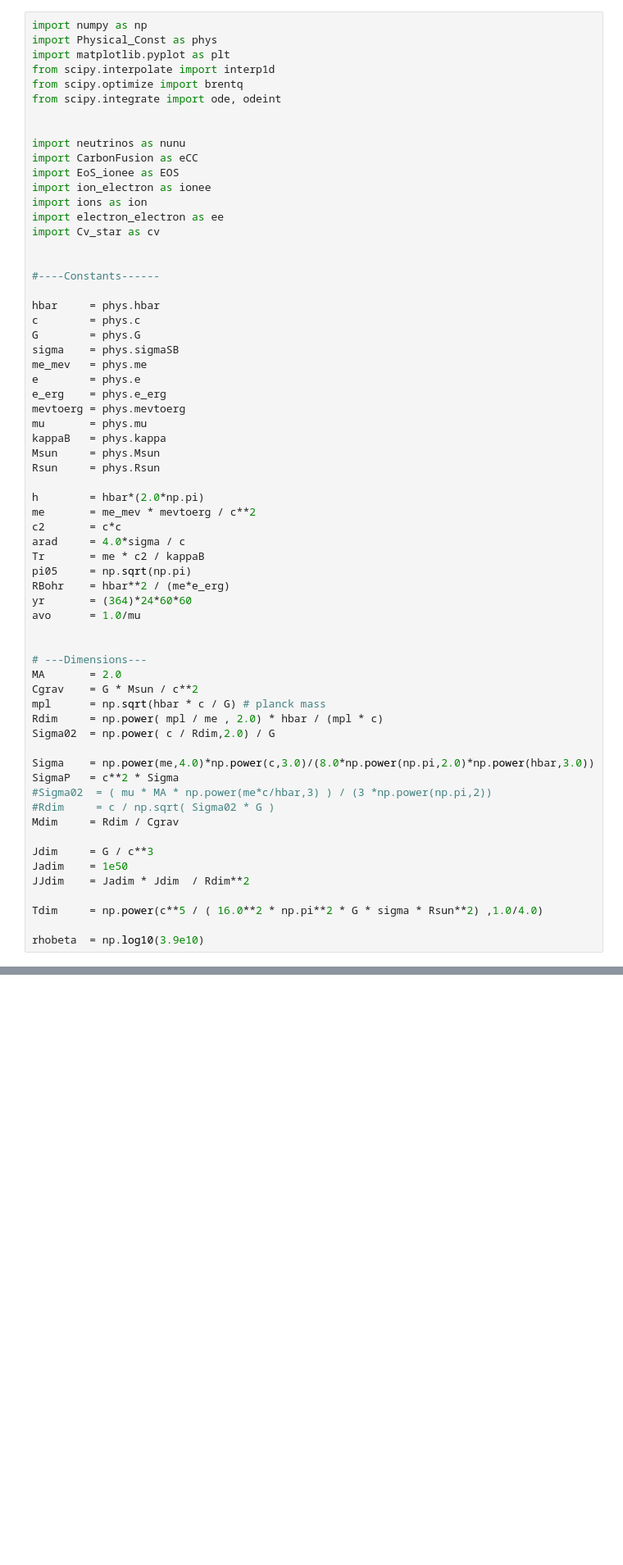
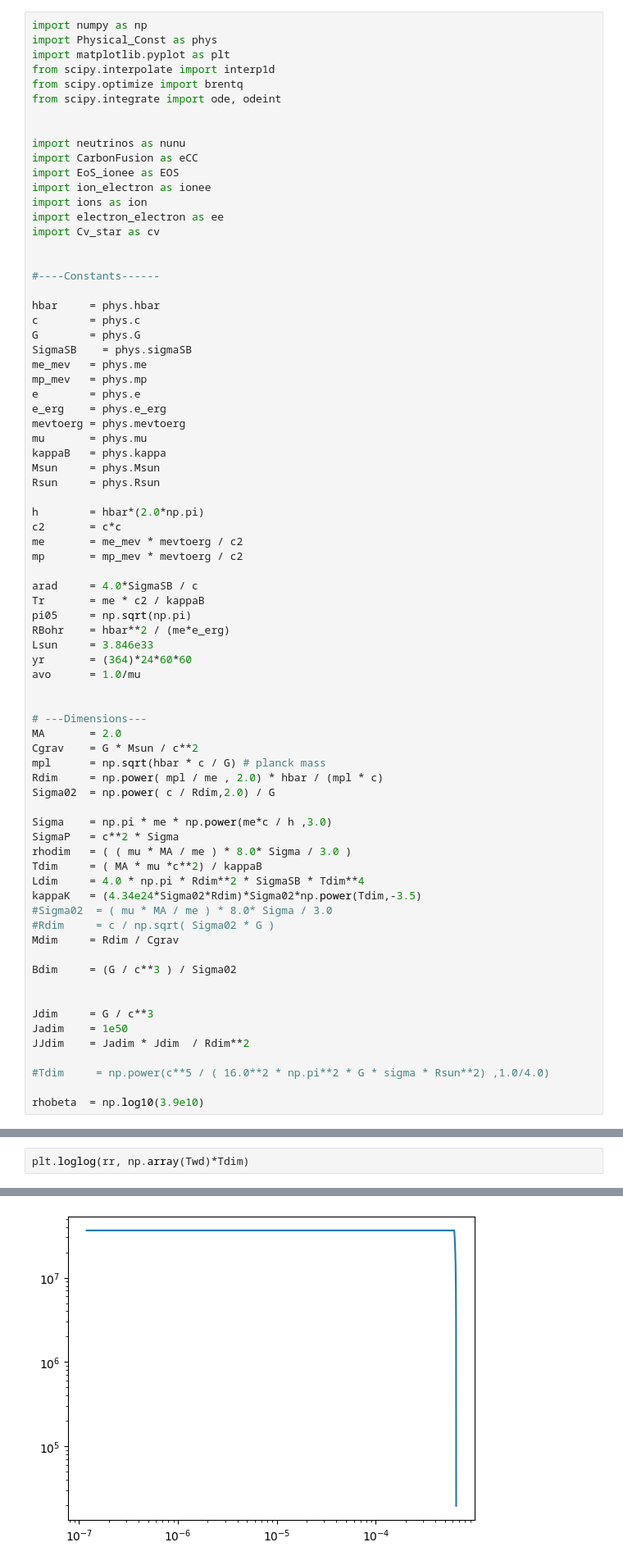
Before and after one commit to lauramb8909/WhiteDwarf, a Jupyter notebook: Untitled.ipynb, the cells around one changed output, grey strips where cells are left out. Shown: that part at 82% size. Saved outputs shown, nothing was run; the diff lists cells and outputs as text; blank space fills up the shorter version.

```diff
--- a/Untitled.ipynb
+++ b/Untitled.ipynb
@@ -21,8 +21,9 @@ import Cv_star as cv
 hbar     = phys.hbar
 c        = phys.c
 G        = phys.G
-sigma    = phys.sigmaSB
+SigmaSB    = phys.sigmaSB
 me_mev   = phys.me
+mp_mev   = phys.mp
 e        = phys.e
 e_erg    = phys.e_erg
 mevtoerg = phys.mevtoerg
@@ -32,12 +33,15 @@ Msun     = phys.Msun
 Rsun     = phys.Rsun
 
 h        = hbar*(2.0*np.pi)
-me       = me_mev * mevtoerg / c**2
 c2       = c*c
-arad     = 4.0*sigma / c
+me       = me_mev * mevtoerg / c2
+mp       = mp_mev * mevtoerg / c2
+
+arad     = 4.0*SigmaSB / c
 Tr       = me * c2 / kappaB
 pi05     = np.sqrt(np.pi)
 RBohr    = hbar**2 / (me*e_erg)
+Lsun     = 3.846e33
 yr       = (364)*24*60*60
 avo      = 1.0/mu
 
@@ -49,16 +53,23 @@ mpl      = np.sqrt(hbar * c / G) # planck mass
 Rdim     = np.power( mpl / me , 2.0) * hbar / (mpl * c)
 Sigma02  = np.power( c / Rdim,2.0) / G
 
-Sigma    = np.power(me,4.0)*np.power(c,3.0)/(8.0*np.power(np.pi,2.0)*np.power(hbar,3.0))
+Sigma    = np.pi * me * np.power(me*c / h ,3.0)
 SigmaP   = c**2 * Sigma
-#Sigma02  = ( mu * MA * np.power(me*c/hbar,3) ) / (3 *np.power(np.pi,2))
+rhodim   = ( ( mu * MA / me ) * 8.0* Sigma / 3.0 )
+Tdim     = ( MA * mu *c**2) / kappaB
+Ldim     = 4.0 * np.pi * Rdim**2 * SigmaSB * Tdim**4
+kappaK   = (4.34e24*Sigma02*Rdim)*Sigma02*np.power(Tdim,-3.5)
+#Sigma02  = ( mu * MA / me ) * 8.0* Sigma / 3.0
 #Rdim     = c / np.sqrt( Sigma02 * G )
 Mdim     = Rdim / Cgrav
+
+Bdim     = (G / c**3 ) / Sigma02
+
 
 Jdim     = G / c**3
 Jadim    = 1e50
 JJdim    = Jadim * Jdim  / Rdim**2
 
-Tdim     = np.power(c**5 / ( 16.0**2 * np.pi**2 * G * sigma * Rsun**2) ,1.0/4.0)
+#Tdim     = np.power(c**5 / ( 16.0**2 * np.pi**2 * G * sigma * Rsun**2) ,1.0/4.0)
 
 rhobeta  = np.log10(3.9e10)
@@ -598,0 +315,3 @@ Text(0, 0.5, 'time')
+# %%
+plt.loglog(rr, np.array(Twd)*Tdim)
+# %% [output]
@@ -598,0 +319 @@ Text(0, 0.5, 'time')
+[figure, added]
```
Also changed, not shown: parts of 30 cells of this notebook, 1 other file.
